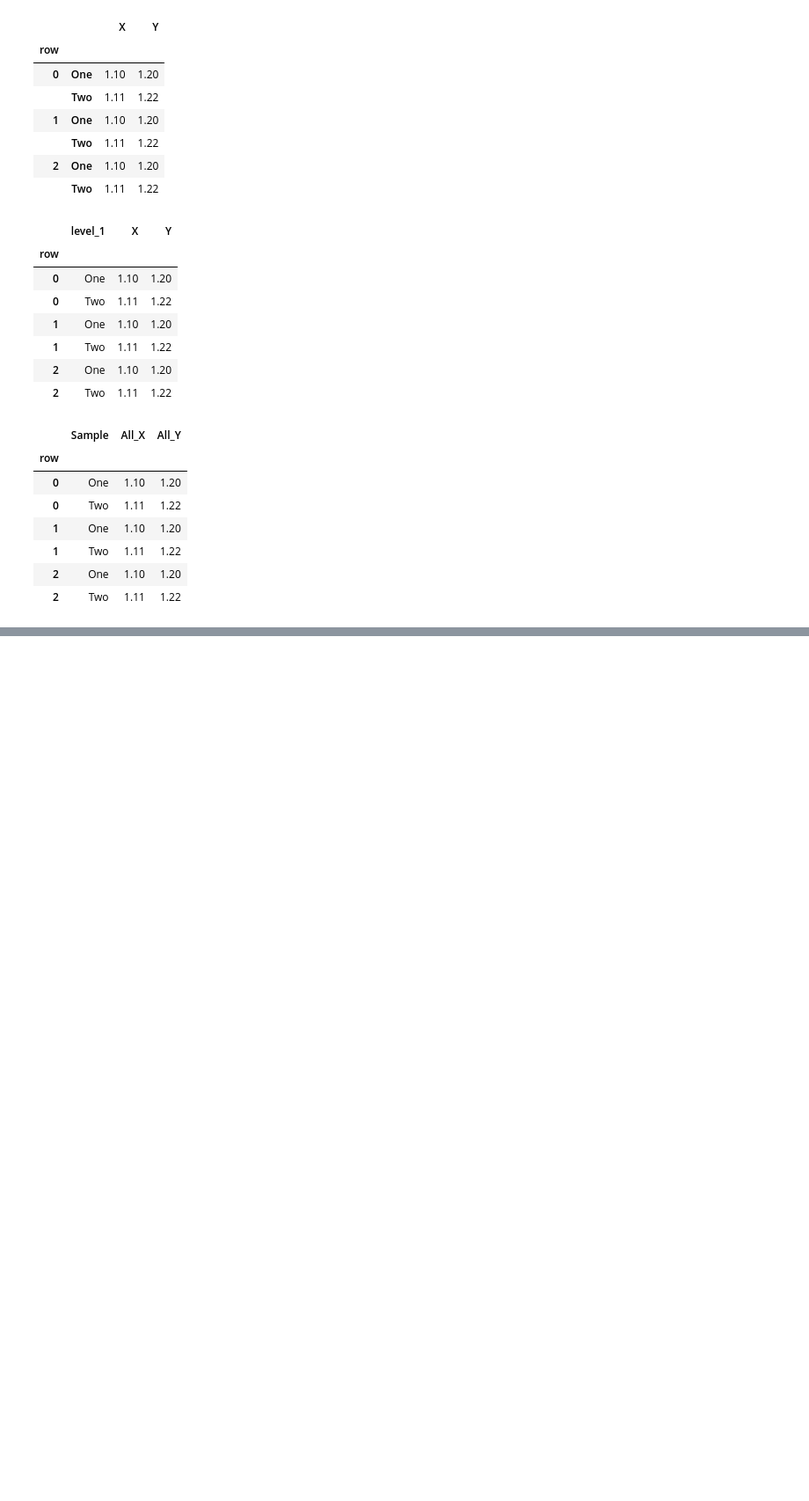
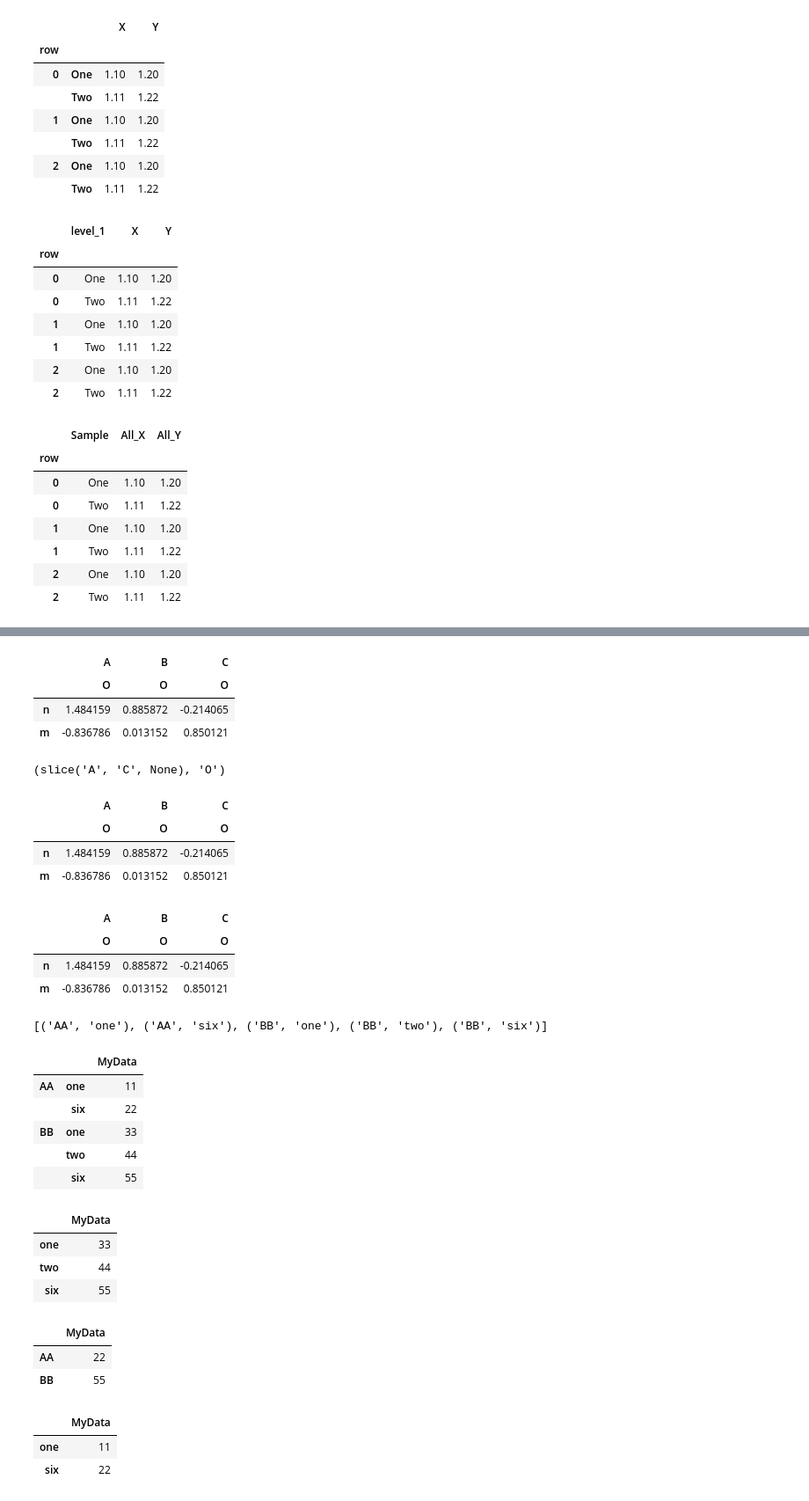
Before and after one commit to ilyak93/self-studying, a Jupyter notebook: DataEngineering/pandas/pandas_cookbook.ipynb, the cells around one changed output, grey strips where cells are left out. Shown at 88% size. Drawn from its saved outputs; the diff is of its cells as text; code cells hidden in the pictures; blank space fills up the shorter version.

```diff
--- a/DataEngineering/pandas/pandas_cookbook.ipynb
+++ b/DataEngineering/pandas/pandas_cookbook.ipynb
@@ -278,0 +359,66 @@ df2
+# %%
+df.loc[:, (slice(None), "O")]
+# %% [output]
+|  | A | B | C |
+|  | O | O | O |
+| n | 1.484159 | 0.885872 | -0.214065 |
+| m | -0.836786 | 0.013152 | 0.850121 |
+# %%
+idx = pd.IndexSlice
+idx['A':'C', 'O']
+# %% [output]
+(slice('A', 'C', None), 'O')
+# %%
+idx = pd.IndexSlice
+df.loc[:, idx['A':'C', 'O']]  # Selects 'O' subcolumns for A and B
+# %% [output]
+|  | A | B | C |
+|  | O | O | O |
+| n | 1.484159 | 0.885872 | -0.214065 |
+| m | -0.836786 | 0.013152 | 0.850121 |
+# %%
+idx = pd.IndexSlice
+df.loc[:, (slice('A', 'C'), 'O')]
+# %% [output]
+|  | A | B | C |
+|  | O | O | O |
+| n | 1.484159 | 0.885872 | -0.214065 |
+| m | -0.836786 | 0.013152 | 0.850121 |
+# %%
+coords = [("AA", "one"), ("AA", "six"), ("BB", "one"), ("BB", "two"), ("BB", "six")]
+coords
+# %% [output]
+[('AA', 'one'), ('AA', 'six'), ('BB', 'one'), ('BB', 'two'), ('BB', 'six')]
+# %%
+index = pd.MultiIndex.from_tuples(coords)
+# %%
+df = pd.DataFrame([11, 22, 33, 44, 55], index, ["MyData"])
+df
+# %% [output]
+|  |  | MyData |
+| AA | one | 11 |
+|  | six | 22 |
+| BB | one | 33 |
+|  | two | 44 |
+|  | six | 55 |
+# %%
+df.xs("BB", level=0, axis=0)
+# %% [output]
+|  | MyData |
+| one | 33 |
+| two | 44 |
+| six | 55 |
+# %%
+df.xs("six", level=1, axis=0)
+# %% [output]
+|  | MyData |
+| AA | 22 |
+| BB | 55 |
+# %%
+#Selecting a single level
+result = df.xs('AA')
+result
+# %% [output]
+|  | MyData |
+| one | 11 |
+| six | 22 |
```
Also changed, not shown: parts of 17 cells of this notebook.
